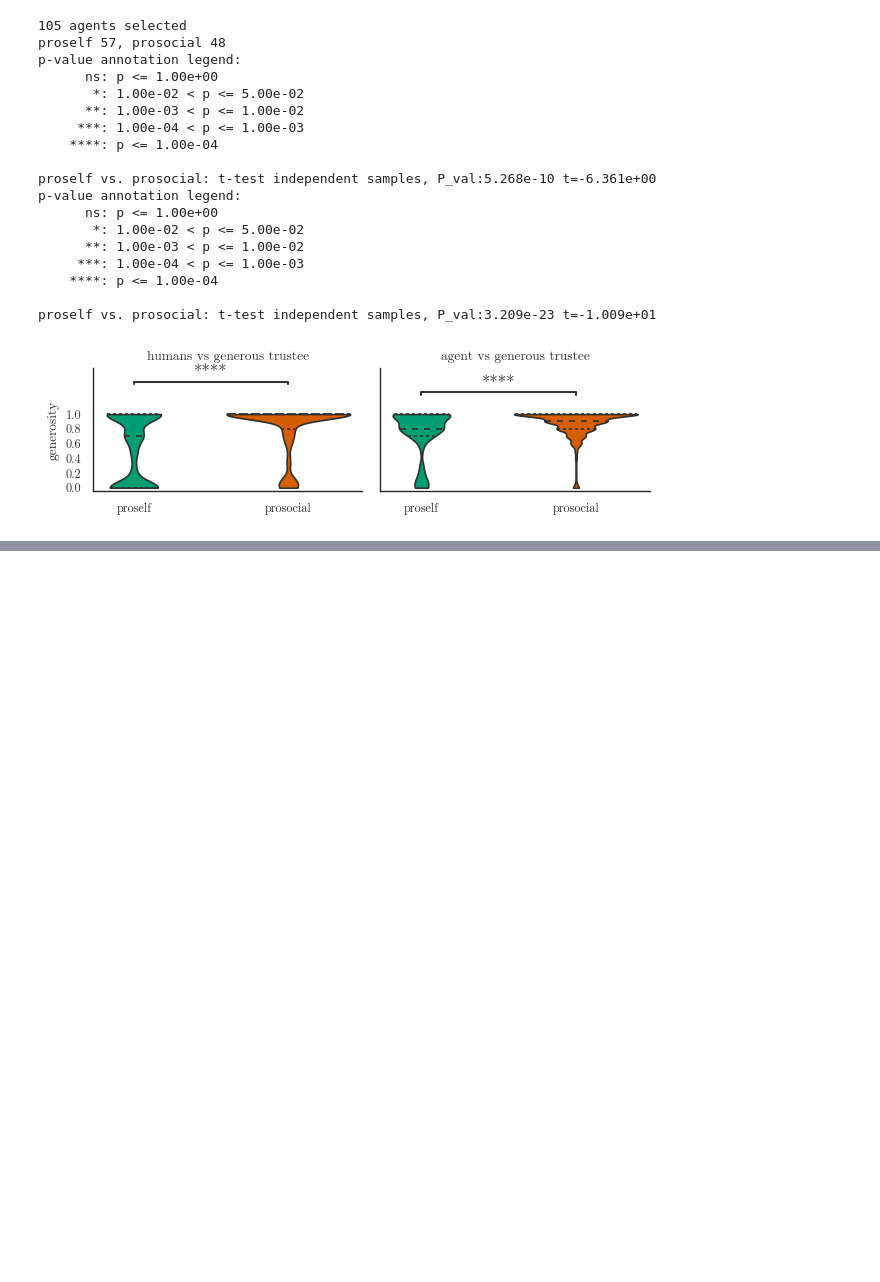
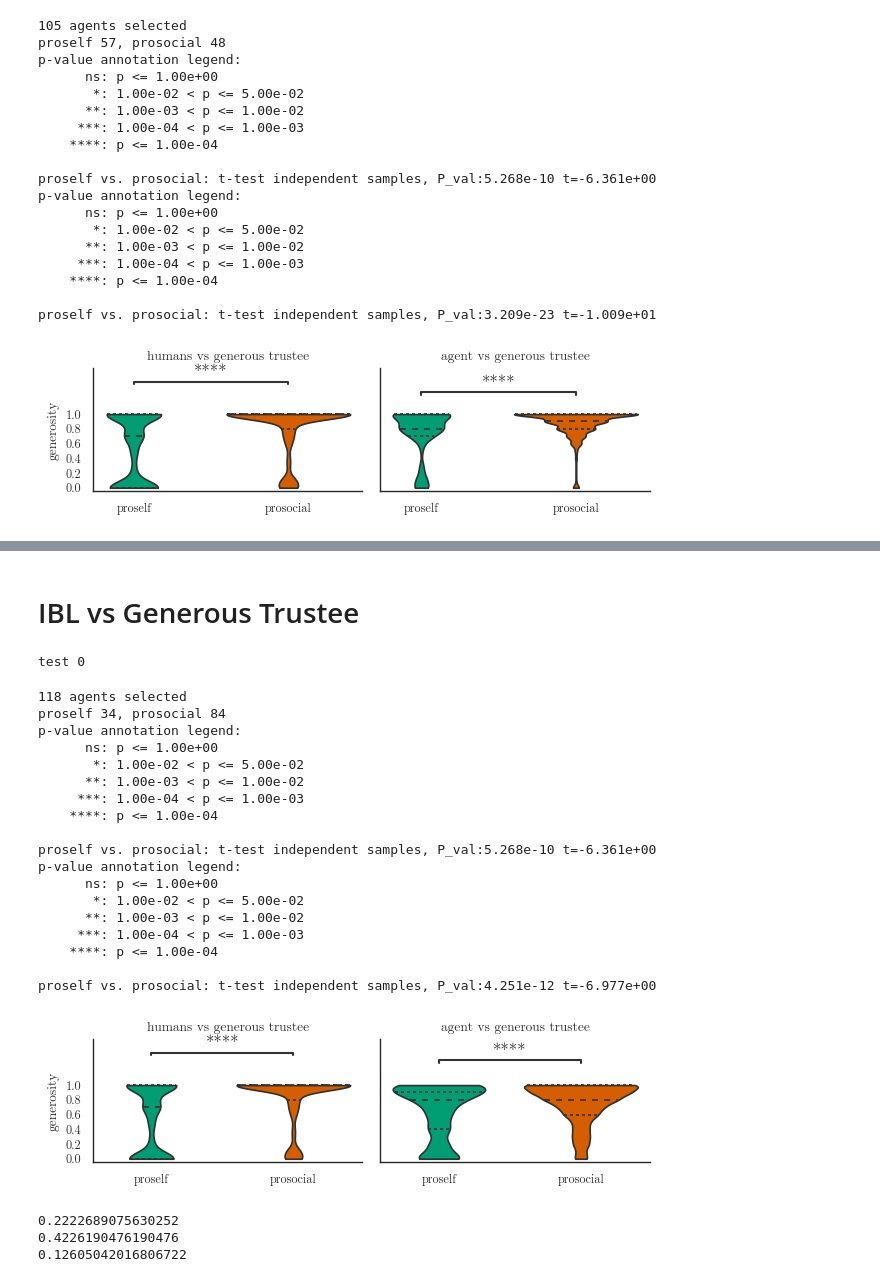
Before and after one commit to psipeter/social-value-orientation, a Jupyter notebook: agent_populations.ipynb, the cells around one changed output, grey strips where cells are left out. Drawn from its saved outputs; the diff is of its cells as text; code cells hidden in the pictures; blank space fills up the shorter version.

```diff
--- a/agent_populations.ipynb
+++ b/agent_populations.ipynb
@@ -406,0 +407,61 @@ sim.to_pickle(f"data/{params['architecture']}_vs_{opponent}_{player2}_violin.pkl
+# %% [markdown]
+# IBL vs Generous Trustee
+# %%
+f = open('fixed_space_pop.json')
+params = json.load(f)
+params2 = {
+    "popSeed": 10,
+    "thrSVO": 0.23,
+    "tau": 1.6,
+    "decay": 1.35,
+    "sigma": 0.62,
+    "thrA": -1.48,
+    "gamma": 0.29
+}
+args = params | params2
+agents = makePopulation(args)
+IDs = [agent.ID for agent in agents]
+player = args['player']
+player2 = 'investor' if player=='trustee' else 'trustee'
+opponent = args['opponent']
+emp = pd.read_pickle("data/human_data_cleaned.pkl").query('player==@player & opponent==@opponent')
+# %%
+data = rerun(agents, args)
+# %% [output]
+test 0
+# %%
+pop, selected = selectLearners(agents, data)
+sim, nProself, nProsocial = addLabel(pop, selected, args)
+print(f"proself {nProself}, prosocial {nProsocial}")
+tTestAndPlot(emp, sim, args, 'generosity')
+# %% [output]
+118 agents selected
+proself 34, prosocial 84
+p-value annotation legend:
+      ns: p <= 1.00e+00
+       *: 1.00e-02 < p <= 5.00e-02
+      **: 1.00e-03 < p <= 1.00e-02
+     ***: 1.00e-04 < p <= 1.00e-03
+    ****: p <= 1.00e-04
+
+proself vs. prosocial: t-test independent samples, P_val:5.268e-10 t=-6.361e+00
+p-value annotation legend:
+      ns: p <= 1.00e+00
+       *: 1.00e-02 < p <= 5.00e-02
+      **: 1.00e-03 < p <= 1.00e-02
+     ***: 1.00e-04 < p <= 1.00e-03
+    ****: p <= 1.00e-04
+
+proself vs. prosocial: t-test independent samples, P_val:4.251e-12 t=-6.977e+00
+[figure, added]
+# %%
+overlapProself = overlap(emp.query("orientation=='proself'"), sim.query("orientation=='proself'"), args)
+overlapProsocial = overlap(emp.query("orientation=='prosocial'"), sim.query("orientation=='prosocial'"), args)
+penalty = 1 - overlap(sim.query("orientation=='proself'"), sim.query("orientation=='prosocial'"), args)
+print(overlapProself)
+print(overlapProsocial)
+print(args['penalizeSimilarity']*penalty)
+# %% [output]
+0.2222689075630252
+0.4226190476190476
+0.12605042016806722
```
Also changed, not shown: parts of 6 cells of this notebook, 3 other files.
